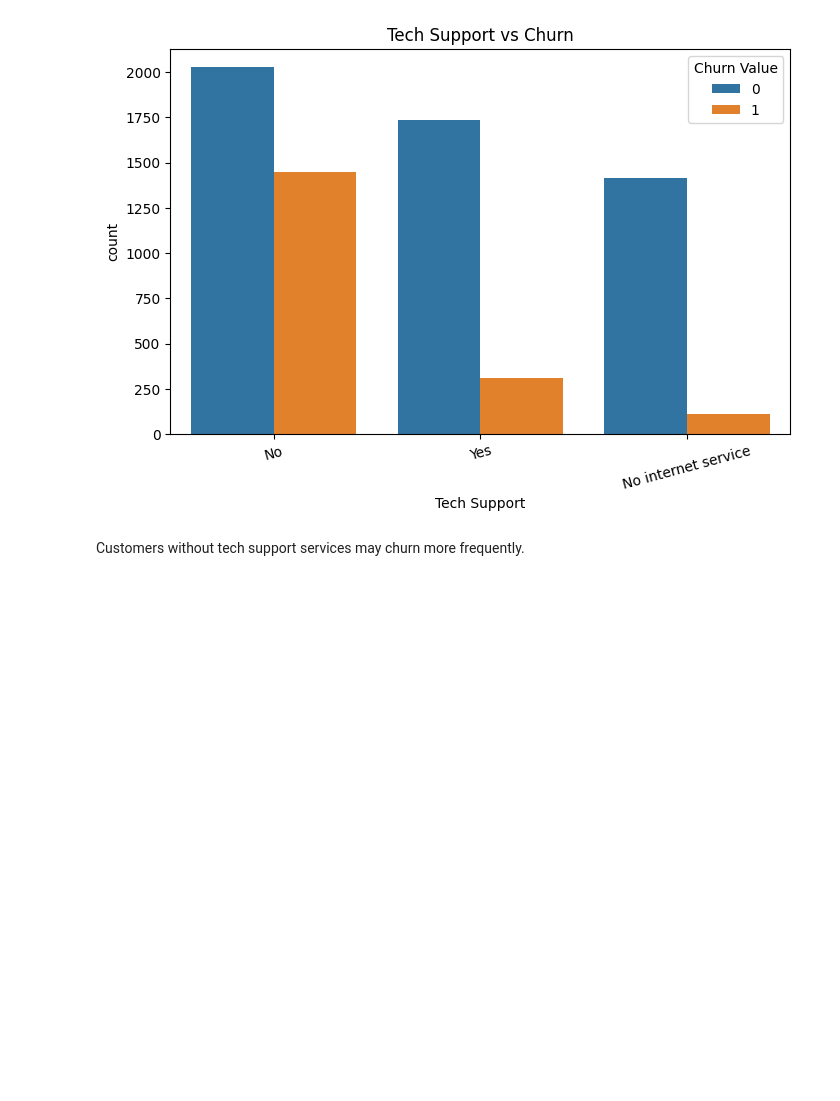
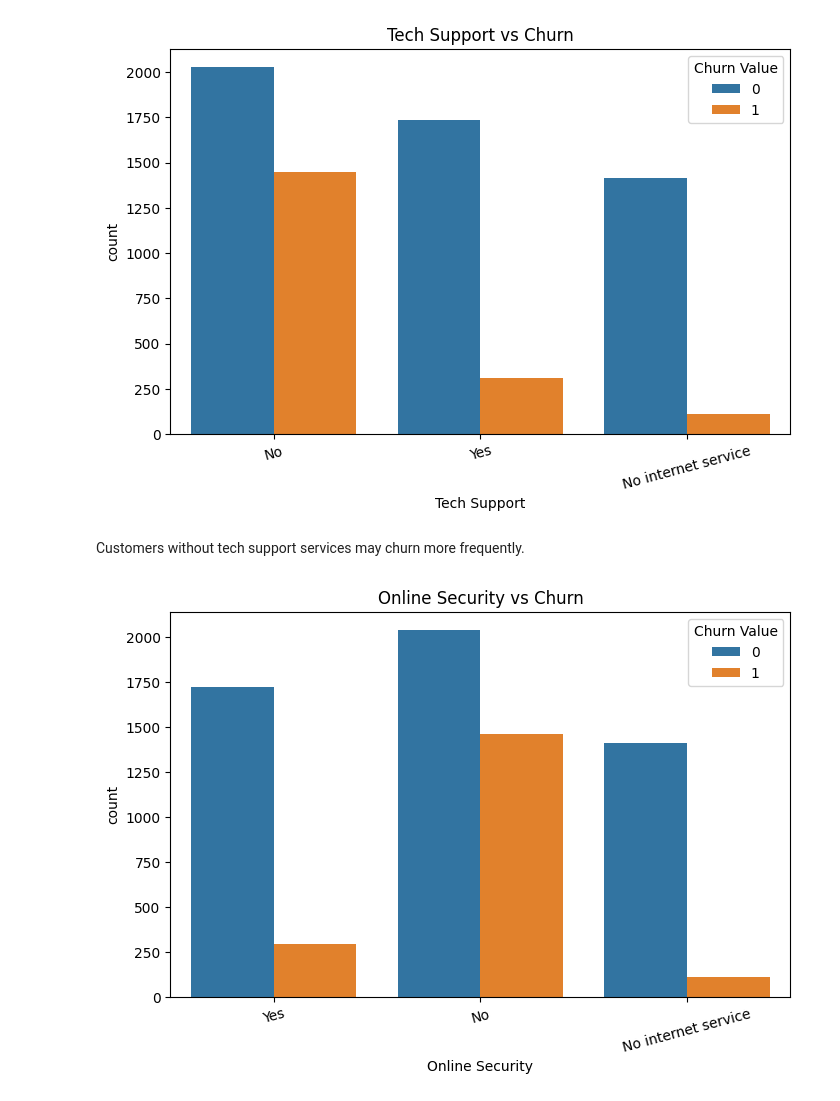
Before and after one commit to shiivu18/churn_Analytics, a Jupyter notebook: notebooks/01_data_understanding.ipynb, the cells around one changed output. Saved outputs shown, nothing was run; the diff lists cells and outputs as text; code cells hidden in the pictures; blank space fills up the shorter version.

Commit message:
ONLINE SECURITY VS CHURN

```diff
--- a/notebooks/01_data_understanding.ipynb
+++ b/notebooks/01_data_understanding.ipynb
@@ -266,3 +266,13 @@ plt.show()
 [figure]
 # %% [markdown]
 Customers without tech support services may churn more frequently.
+# %%
+plt.figure(figsize=(8,5))
+
+sns.countplot(x='Online Security', hue='Churn Value', data=df)
+
+plt.title("Online Security vs Churn")
+plt.xticks(rotation=15)
+plt.show()
+# %% [output]
+[figure, added]
```
